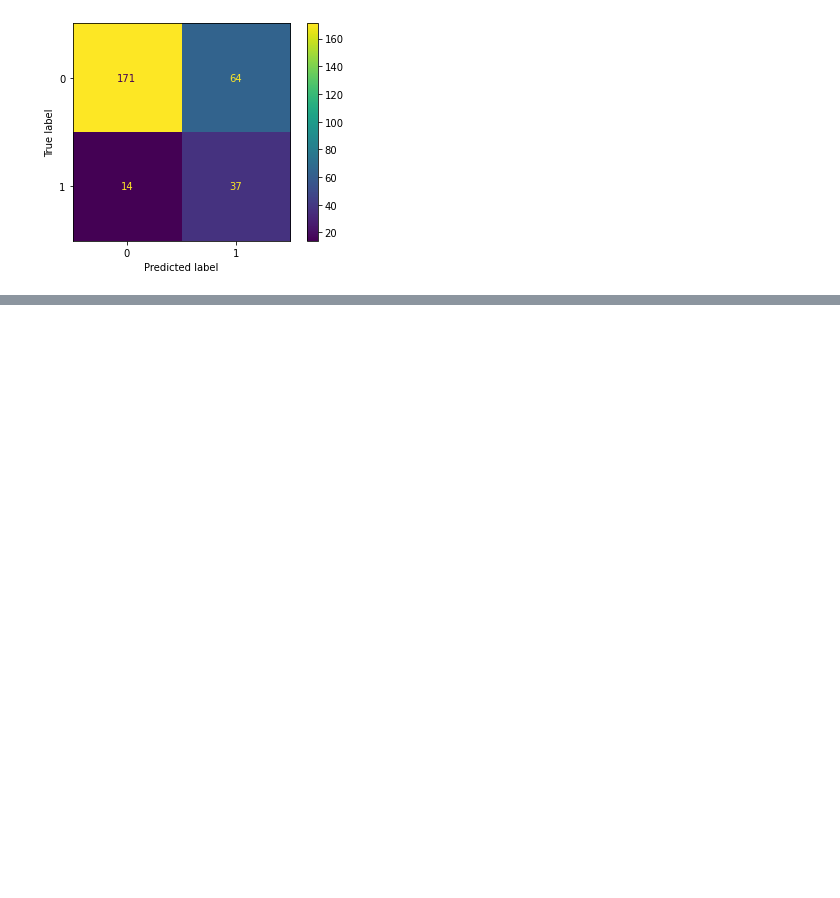
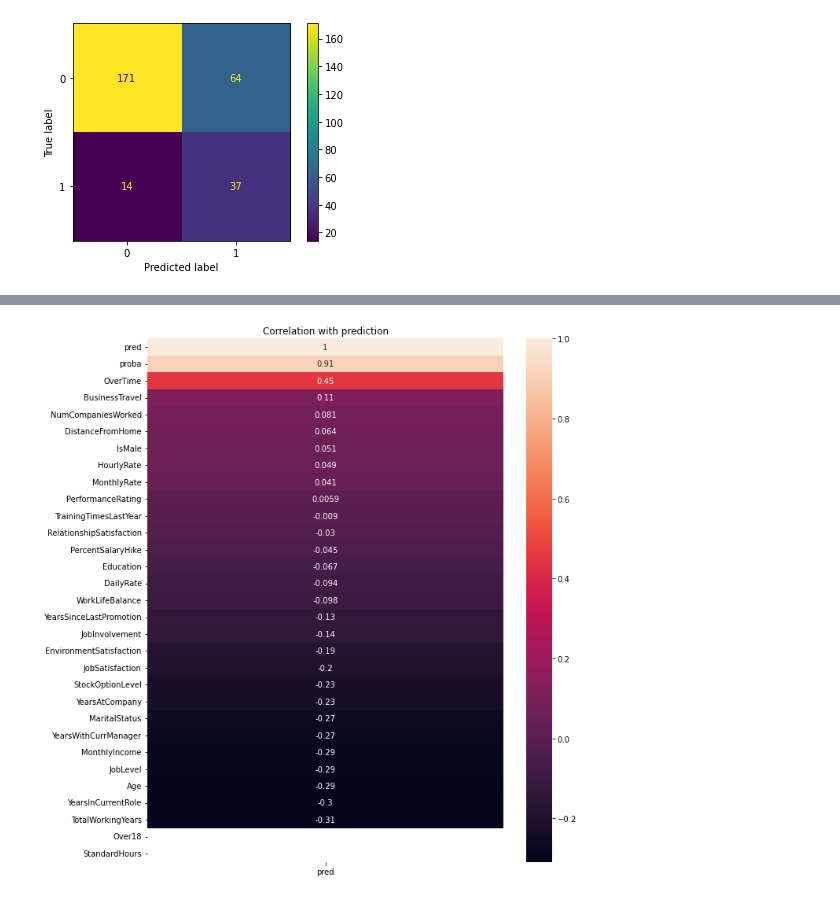
Before and after one commit to AndrewGossage/dsi_capstone, a Jupyter notebook: jupyter_notebooks/05-custom_voting.ipynb, the cells around one changed output, grey strips where cells are left out. Cells and saved outputs as stored; diff of their text form; code cells hidden in the pictures; blank space fills up the shorter version.

```diff
--- a/jupyter_notebooks/05-custom_voting.ipynb
+++ b/jupyter_notebooks/05-custom_voting.ipynb
@@ -151,3 +151,18 @@ metrics.plot_confusion_matrix(logreg, X_test, y_test)
 # %%
 with open('../pickles/voter.pkl', 'wb') as pickle_out:
     dill.dump(voter, pickle_out)
+# %%
+import pandas as pd
+df2 = pd.read_csv('../data/survey-results.csv')
+df3 = pd.read_csv('../data/survey-results.csv')
+df2.dropna(inplace=True)
+df3.dropna(inplace=True)
+df2.drop(columns='EmployeeNumber', inplace=True)
+df2 = pd.get_dummies(df2, columns = ['EducationField'] )
+with open('../pickles/sc.pkl', 'rb') as pickle_in:
+    sc = pickle.load(pickle_in)
+X = sc.fit_transform(df2.drop(columns=['Attrition']))
+filt = 0.5
+pred = voter.predict_proba_soft(X)
+df3['pred'] =  [ 1 if i > filt else 0 for i in  pred]
+df3['proba'] = pred
@@ -153,0 +172,11 @@ with open('../pickles/voter.pkl', 'wb') as pickle_out:
+# %%
+import seaborn as sns
+df3.drop(columns=['Attrition', 'EmployeeNumber'], inplace=True)
+c = df3.corr()
+plt.figure(figsize=(10,10))
+sns.heatmap(c[['pred']].sort_values('pred', ascending = False),annot=True);
+plt.title('Correlation with prediction')
+plt.tight_layout()
+plt.savefig('../output/heatmap_preds.png');
+# %% [output]
+[figure, added]
```
Also changed, not shown: parts of 1 cell of this notebook, 3 other files.
